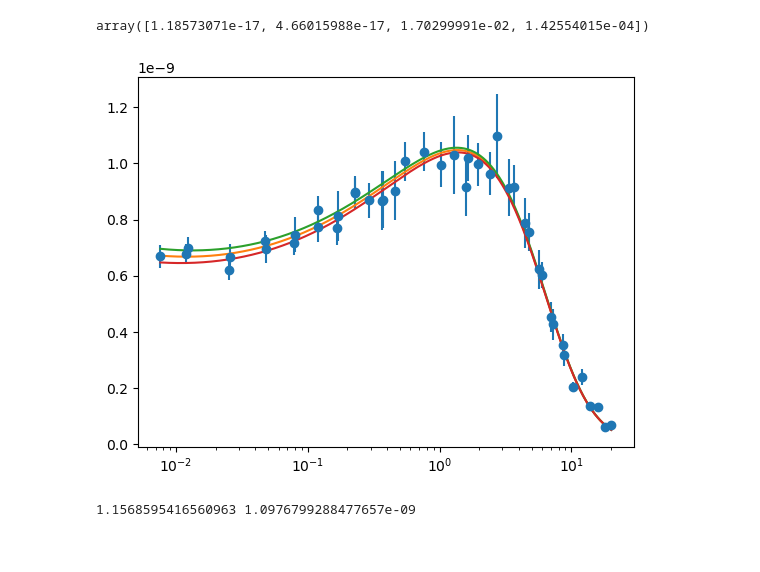
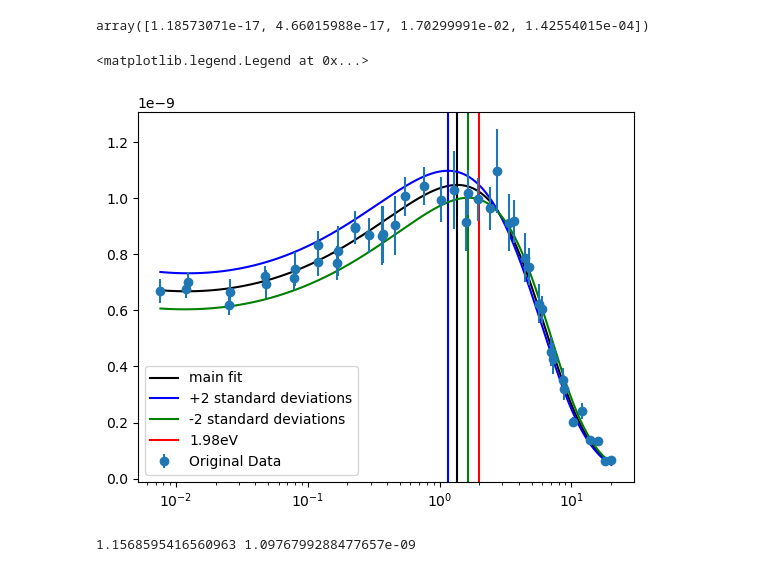
Before and after one commit to wostling/SavinGroup, a Jupyter notebook: Cross-section Error determination.ipynb, the cells around one changed output. Saved outputs shown, nothing was run; the diff lists cells and outputs as text; code cells hidden in the pictures.

```diff
--- a/Cross-section Error determination.ipynb
+++ b/Cross-section Error determination.ipynb
@@ -61,15 +61,21 @@ perrCH
 # %% [output]
 array([1.18573071e-17, 4.66015988e-17, 1.70299991e-02, 1.42554015e-04])
 # %%
-fitCH_1 = [cross_sectionCH(energyCH, poptCH[0]+2*1.18573071e-17, poptCH[1]+2*4.66015988e-17, poptCH[2]+2*1.70299991e-02, poptCH[3]+2*1.42554015e-04) for energyCH in energiesCH]
-fitCH_2 = [cross_sectionCH(energyCH, poptCH[0]-2*1.18573071e-17, poptCH[1]-2*4.66015988e-17, poptCH[2]-2*1.70299991e-02, poptCH[3]-2*1.42554015e-04) for energyCH in energiesCH]
-plt.errorbar(CH_data['energy'], CH_data['rate'], yerr = CH_data['uncertainty'], fmt="o")
-plt.plot(energiesCH, fitCH)
-plt.plot(energiesCH, fitCH1)
-plt.plot(energiesCH, fitCH2)
+fitCH1 = [cross_sectionCH(energyCH, poptCH[0]+2*1.18573071e-17, poptCH[1]+2*4.66015988e-17, poptCH[2]+2*1.70299991e-02, poptCH[3]+2*1.42554015e-04) for energyCH in energiesCH]
+fitCH2 = [cross_sectionCH(energyCH, poptCH[0]-2*1.18573071e-17, poptCH[1]-2*4.66015988e-17, poptCH[2]-2*1.70299991e-02, poptCH[3]-2*1.42554015e-04) for energyCH in energiesCH]
+plt.plot(energiesCH, fitCH, c="black", label = "main fit")
+plt.axvline(x = 1.36516395060495, color = 'black')
+plt.plot(energiesCH, fitCH1, c= "blue", label = "+2 standard deviations")
+plt.axvline(x = 1.1568595416560963, color = 'blue')
+plt.plot(energiesCH, fitCH2, c= "green", label = "-2 standard deviations")
+plt.axvline(x = 1.6495330275039606, color = 'green')
+plt.axvline(x=1.98, color="red", label = "1.98eV")
+plt.errorbar(CH_data['energy'], CH_data['rate'], yerr = CH_data['uncertainty'], fmt="o", label = "Original Data")
 plt.xscale("log")
+plt.legend()
 # %% [output]
+<matplotlib.legend.Legend at 0x...>
-[figure, old version]
+[figure, new version]
 # %%
 max_y = max(fitCH_1)  # Find the maximum y value
 max_x = energiesCH[fitCH_1 .index(max_y)]  # Find the x value corresponding to the maximum y value
```
Also changed, not shown: parts of 4 cells of this notebook, 16 other files.
